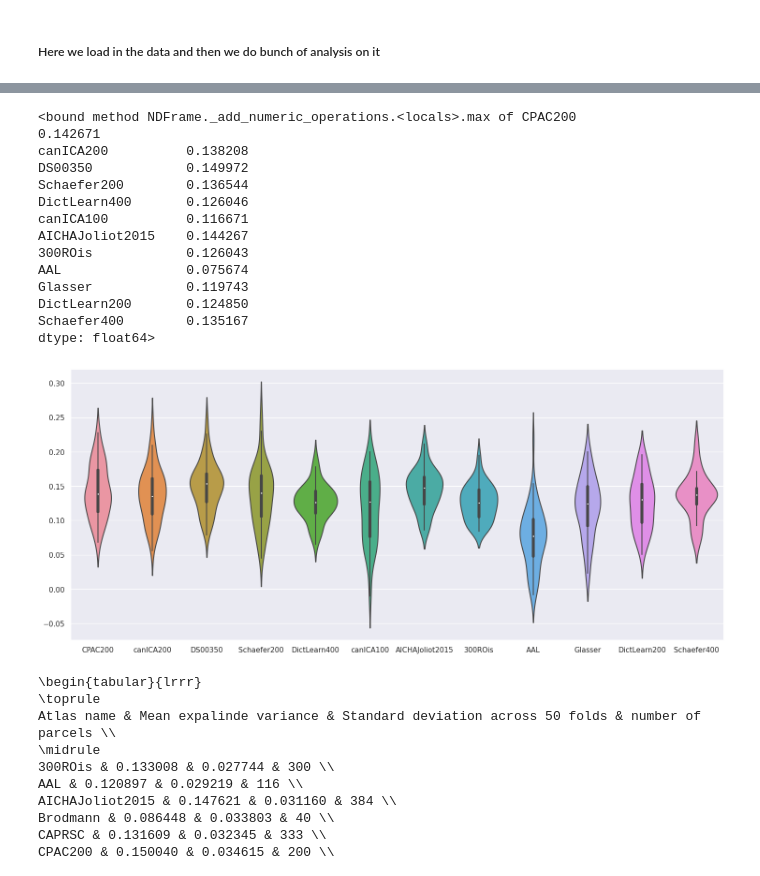
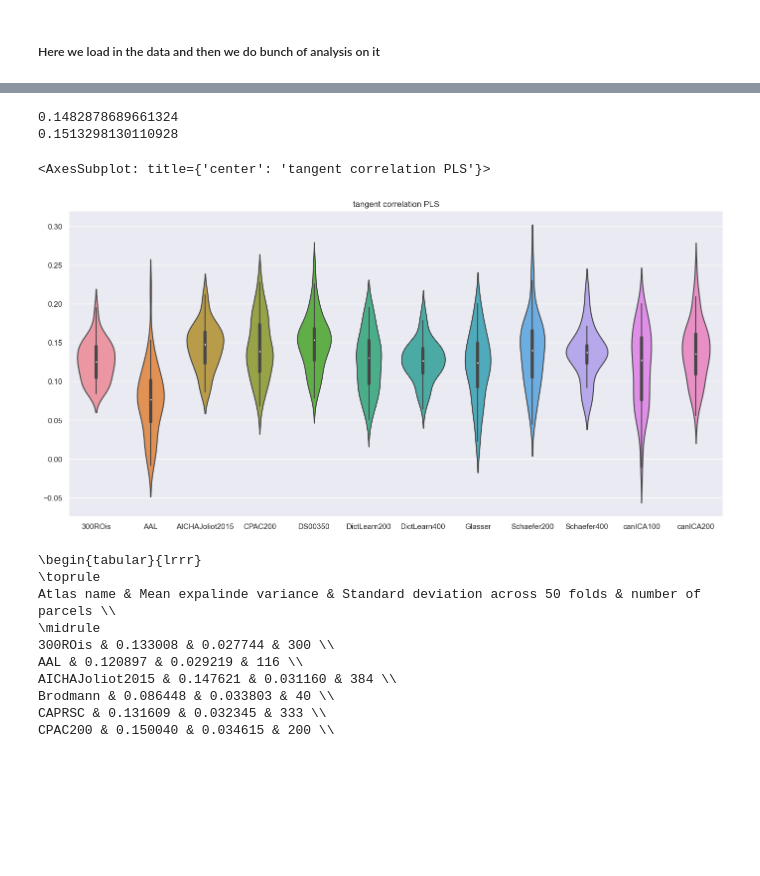
Before and after one commit to samuelheczko/Ridge-Regression-Predictions, a Jupyter notebook: analysis_notebook.ipynb, the cells around one changed output, grey strips where cells are left out. Saved outputs shown, nothing was run; the diff lists cells and outputs as text; code cells hidden in the pictures; blank space fills up the shorter version.

```diff
--- a/analysis_notebook.ipynb
+++ b/analysis_notebook.ipynb
@@ -107,26 +126,27 @@ tang_df_pls.columns = tangent_atlas_names_PLS_2
+# %%
+print(tang_df_svm.mean())
+
+print(tang_df_ridge[tang_df_svm.columns].mean().mean( ))
+# %% [output]
+0.1482878689661324
+0.1513298130110928
 # %%
-sns.set(rc = {'figure.figsize':(18,7.5)})
+sns.set(rc = {'figure.figsize':(17,8)})
+
+tang_df_pls_alphabetical = tang_df_pls.reindex(sorted(tang_df_pls.columns),axis = 1)
+
+
+plt.title('tangent correlation PLS')
+
+
+sns.violinplot(tang_df_pls_alphabetical)
 
 
 
-sns.violinplot(tang_df_pls)
-
-tang_df_pls.mean().max
+#tang_df_pls.mean().max
 # %% [output]
-<bound method NDFrame._add_numeric_operations.<locals>.max of CPAC200            0.142671
-canICA200          0.138208
-DS00350            0.149972
-Schaefer200        0.136544
-DictLearn400       0.126046
-canICA100          0.116671
-AICHAJoliot2015    0.144267
-300ROis            0.126043
-AAL                0.075674
-Glasser            0.119743
-DictLearn200       0.124850
-Schaefer400        0.135167
-dtype: float64>
+<AxesSubplot: title={'center': 'tangent correlation PLS'}>
-[figure, old version]
+[figure, new version]
 # %%
 df_results_alph = df_results.sort_values('Atlas name').reset_index(drop = True)
 # %%
```
Also changed, not shown: parts of 6 cells of this notebook.
